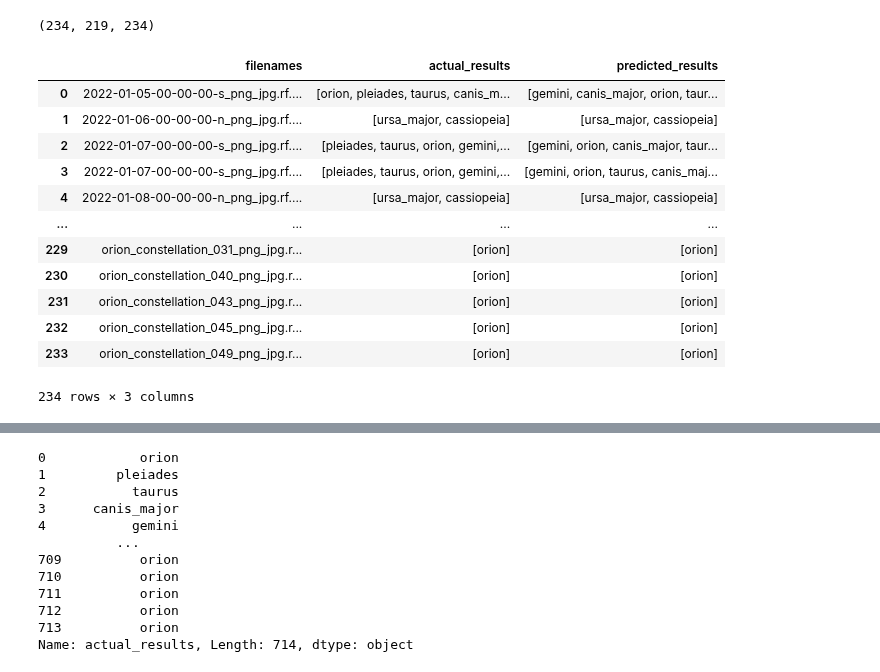
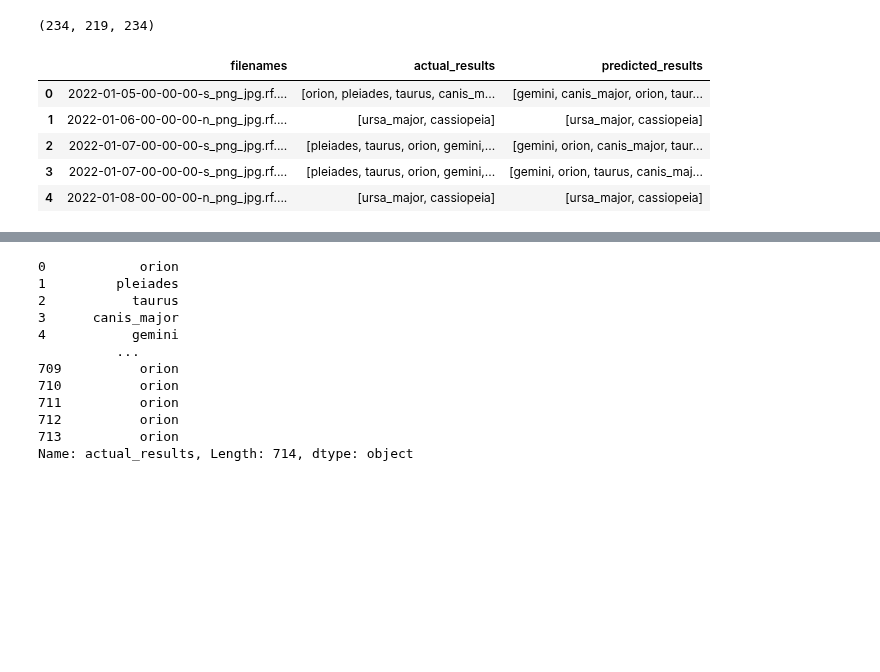
Before and after one commit to RafeNg99/Constellation-Recognition-Web-App, a Jupyter notebook: best_result.ipynb, the cells around one changed output, grey strips where cells are left out. Saved outputs shown, nothing was run; the diff lists cells and outputs as text; code cells hidden in the pictures; blank space fills up the shorter version.

```diff
--- a/best_result.ipynb
+++ b/best_result.ipynb
@@ -507,26 +465,19 @@ len(actual_label_list), len(pred_label_list), len(actual_img_list)
 # %%
 pred_map = dict(zip(pred_img_list, pred_label_list))
 
 df = pd.DataFrame({
     "filenames": actual_img_list,
     "actual_results": actual_label_list
 })
 df["predicted_results"] = df["filenames"].map(pred_map)
-df
+df.head(5)
 # %% [output]
 |  | filenames | actual_results | predicted_results |
 | 0 | 2022-01-05-00-00-00-s_png_jpg.rf.... | [orion, pleiades, taurus, canis_m... | [gemini, canis_major, orion, taur... |
 | 1 | 2022-01-06-00-00-00-n_png_jpg.rf.... | [ursa_major, cassiopeia] | [ursa_major, cassiopeia] |
 | 2 | 2022-01-07-00-00-00-s_png_jpg.rf.... | [pleiades, taurus, orion, gemini,... | [gemini, orion, canis_major, taur... |
 | 3 | 2022-01-07-00-00-00-s_png_jpg.rf.... | [pleiades, taurus, orion, gemini,... | [gemini, orion, taurus, canis_maj... |
 | 4 | 2022-01-08-00-00-00-n_png_jpg.rf.... | [ursa_major, cassiopeia] | [ursa_major, cassiopeia] |
-| ... | ... | ... | ... |
-| 229 | orion_constellation_031_png_jpg.r... | [orion] | [orion] |
-| 230 | orion_constellation_040_png_jpg.r... | [orion] | [orion] |
-| 231 | orion_constellation_043_png_jpg.r... | [orion] | [orion] |
-| 232 | orion_constellation_045_png_jpg.r... | [orion] | [orion] |
-| 233 | orion_constellation_049_png_jpg.r... | [orion] | [orion] |
-234 rows × 3 columns
 # %%
 def lists_different(a, b):
     a_set = set(a) if isinstance(a, (list, tuple, set)) else set()
```
Also changed, not shown: parts of 4 cells of this notebook.
